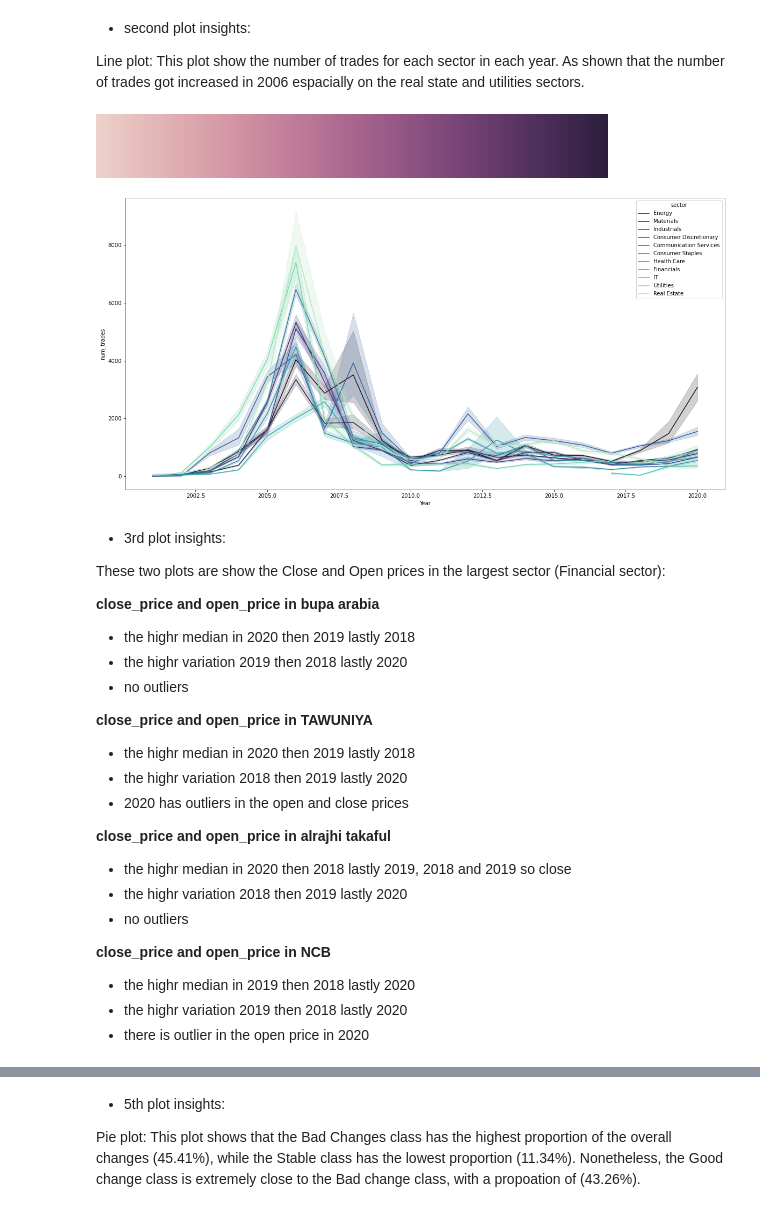
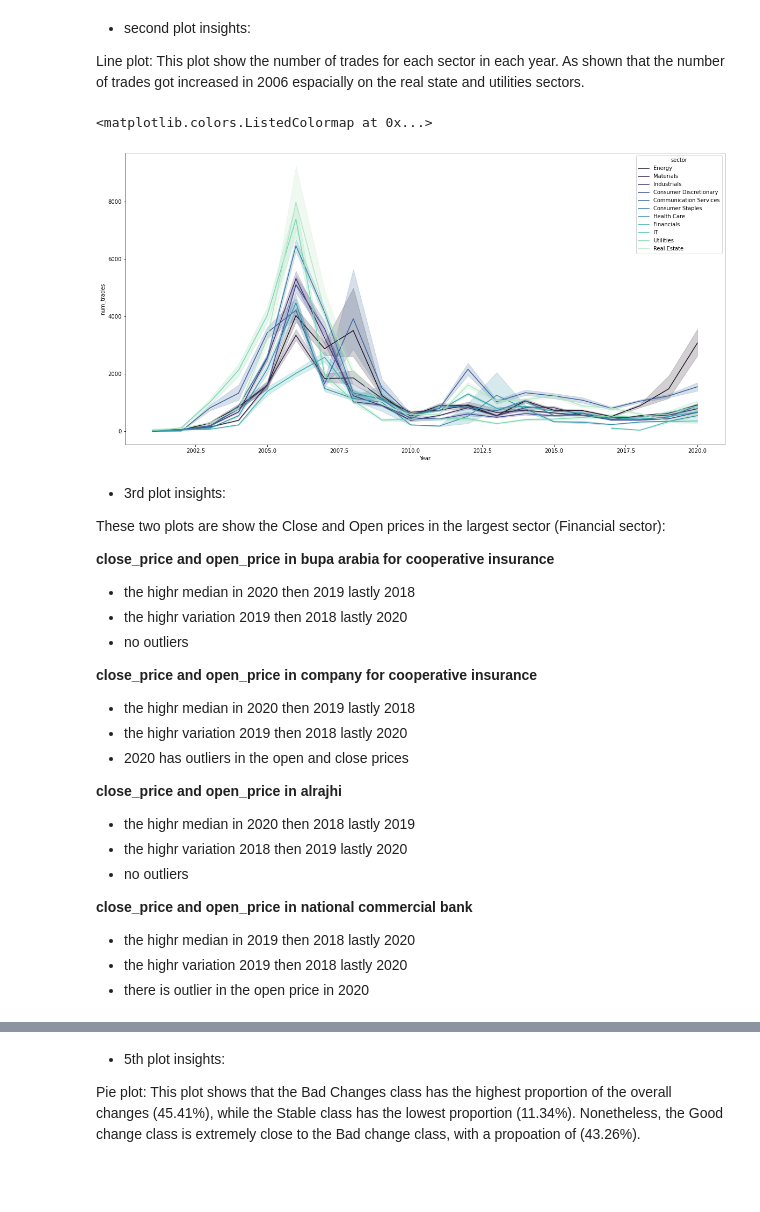
Before and after one commit to RashaAlharthi/Saudi_Stock-_Exchange_Tadawul, a Jupyter notebook: NoteBooks/Capston_project_EDA_DaQuest.ipynb, the cells around one changed output, grey strips where cells are left out. Saved outputs shown, nothing was run; the diff lists cells and outputs as text; code cells hidden in the pictures; blank space fills up the shorter version.

```diff
--- a/NoteBooks/Capston_project_EDA_DaQuest.ipynb
+++ b/NoteBooks/Capston_project_EDA_DaQuest.ipynb
@@ -49,42 +46,38 @@ tadawul_stuks['sector'].value_counts().plot.pie(**kwargs)
 
 Line plot: This plot show the number of trades for each sector in each year. As shown that the number of trades got increased in 2006 espacially on the real state and utilities sectors.
 # %%
-#color = 'mako'
+color = 'mako'
 plt.subplots(figsize=(20,10))
 sns.lineplot(data = tadawul_stuks,
-             #x years from 2001-2020
              x="Year",
-             #number of trade for each sector
              y="num_trades",
-             #name of sector
              hue="sector",
-             #palette color for plot
-            palette='mako')
+            palette=color)
 sns.cubehelix_palette(as_cmap=True)
 # %% [output]
+<matplotlib.colors.ListedColormap at 0x...>
-[figure, old version]
+[figure, new version]
-[figure, removed]
 # %% [markdown]
 - 3rd plot insights:
 
 These two plots are show the Close and Open prices in the largest sector (Financial sector):
 
-**close_price  and open_price in bupa arabia**
+**close_price  and open_price in bupa arabia for cooperative insurance**
 - the highr median in 2020 then 2019 lastly  2018
 - the highr variation 2019 then  2018 lastly  2020
 - no outliers
 
-**close_price  and open_price in TAWUNIYA**
+**close_price  and open_price in company for cooperative insurance**
 - the highr median in 2020 then 2019 lastly  2018
-- the highr variation 2018 then  2019 lastly  2020
+- the highr variation 2019 then  2018 lastly  2020
 - 2020 has  outliers in the open and close prices
 
-**close_price  and open_price in alrajhi takaful**
-- the highr median in 2020 then 2018 lastly  2019, 2018 and 2019 so close
+**close_price  and open_price in alrajhi**
+- the highr median in 2020 then 2018 lastly  2019
 - the highr variation 2018 then  2019 lastly  2020
 - no outliers
 
-**close_price and open_price in NCB**
+**close_price and open_price in national commercial bank**
 
 - the highr median in 2019 then 2018 lastly  2020
 - the highr variation 2019 then  2018 lastly  2020
```
Also changed, not shown: parts of 17 cells of this notebook.
